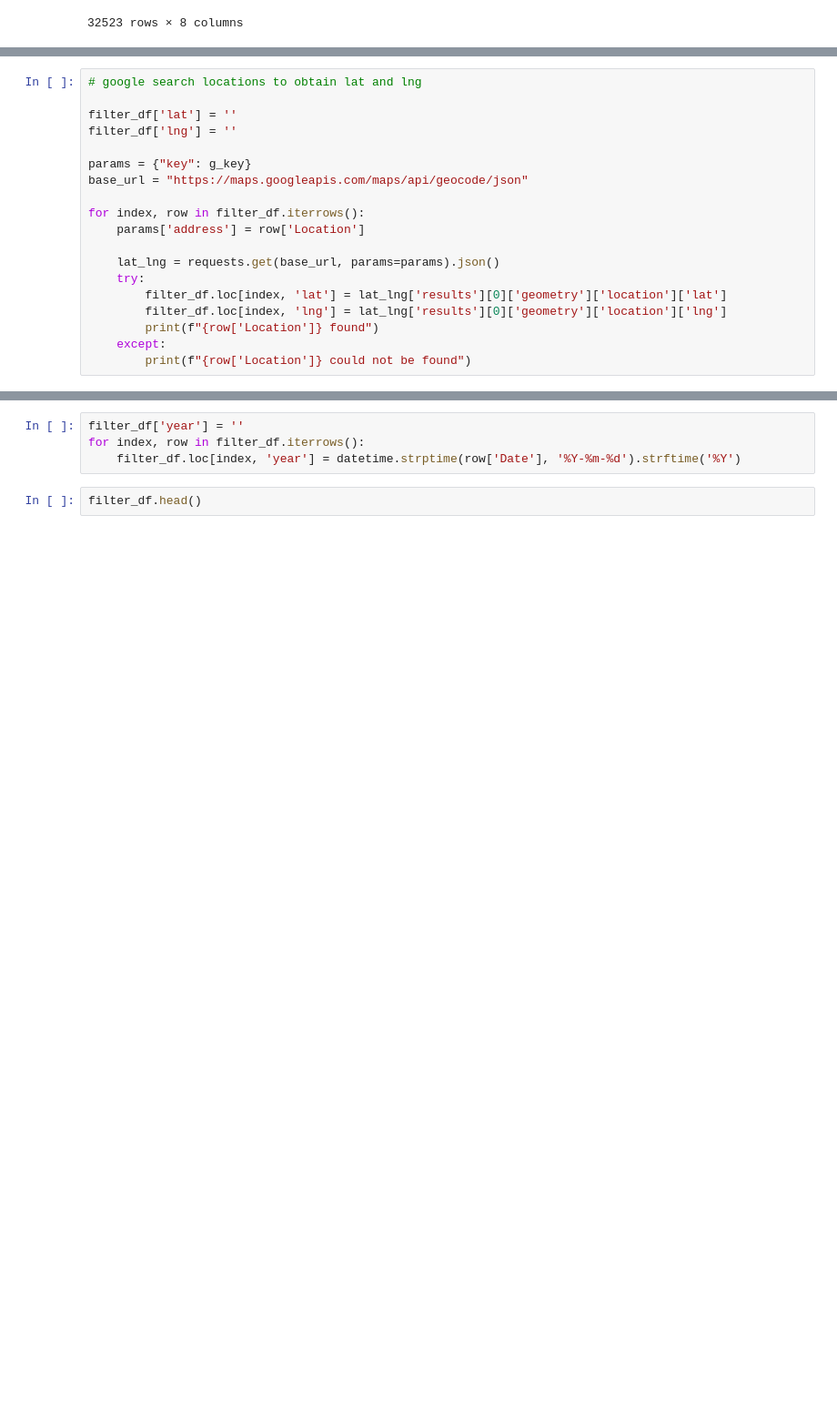
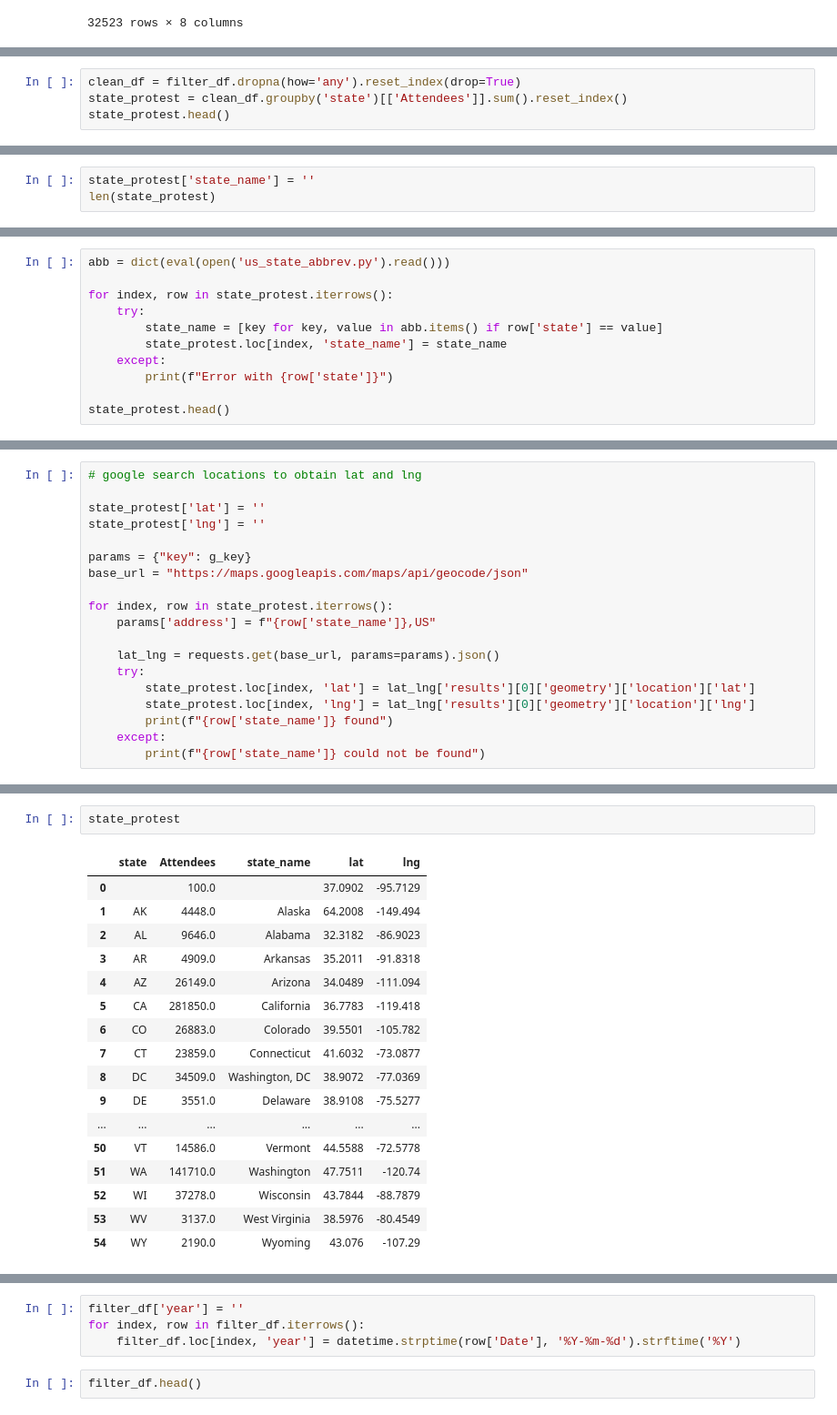
Before and after one commit to sasithwij/project1, a Jupyter notebook: protests.ipynb, the cells around one changed output, grey strips where cells are left out. Shown at 91% size. Saved outputs shown, nothing was run; the diff lists cells and outputs as text; blank space fills up the shorter version.

```diff
--- a/protests.ipynb
+++ b/protests.ipynb
@@ -39,0 +76,4 @@ filter_df.head()
+# %%
+clean_df = filter_df.dropna(how='any').reset_index(drop=True)
+state_protest = clean_df.groupby('state')[['Attendees']].sum().reset_index()
+state_protest.head()
@@ -39,0 +87,3 @@ filter_df.head()
+# %%
+state_protest['state_name'] = ''
+len(state_protest)
@@ -39,0 +92,11 @@ filter_df.head()
+# %%
+abb = dict(eval(open('us_state_abbrev.py').read()))
+
+for index, row in state_protest.iterrows():
+    try:
+        state_name = [key for key, value in abb.items() if row['state'] == value]
+        state_protest.loc[index, 'state_name'] = state_name
+    except:
+        print(f"Error with {row['state']}")
+
+state_protest.head()
@@ -40,19 +114,19 @@ filter_df.head()
 # %%
 # google search locations to obtain lat and lng
 
-filter_df['lat'] = ''
-filter_df['lng'] = ''
+state_protest['lat'] = ''
+state_protest['lng'] = ''
 
 params = {"key": g_key}
 base_url = "https://maps.googleapis.com/maps/api/geocode/json"
 
-for index, row in filter_df.iterrows():
-    params['address'] = row['Location']
+for index, row in state_protest.iterrows():
+    params['address'] = f"{row['state_name']},US"
 
     lat_lng = requests.get(base_url, params=params).json()
     try:
-        filter_df.loc[index, 'lat'] = lat_lng['results'][0]['geometry']['location']['lat']
-        filter_df.loc[index, 'lng'] = lat_lng['results'][0]['geometry']['location']['lng']
-        print(f"{row['Location']} found")
+        state_protest.loc[index, 'lat'] = lat_lng['results'][0]['geometry']['location']['lat']
+        state_protest.loc[index, 'lng'] = lat_lng['results'][0]['geometry']['location']['lng']
+        print(f"{row['state_name']} found")
     except:
-        print(f"{row['Location']} could not be found")
+        print(f"{row['state_name']} could not be found")
@@ -117,0 +247,20 @@ fig
+# %%
+state_protest
+# %% [output]
+|  | state | Attendees | state_name | lat | lng |
+| 0 |  | 100.0 |  | 37.0902 | -95.7129 |
+| 1 | AK | 4448.0 | Alaska | 64.2008 | -149.494 |
+| 2 | AL | 9646.0 | Alabama | 32.3182 | -86.9023 |
+| 3 | AR | 4909.0 | Arkansas | 35.2011 | -91.8318 |
+| 4 | AZ | 26149.0 | Arizona | 34.0489 | -111.094 |
+| 5 | CA | 281850.0 | California | 36.7783 | -119.418 |
+| 6 | CO | 26883.0 | Colorado | 39.5501 | -105.782 |
+| 7 | CT | 23859.0 | Connecticut | 41.6032 | -73.0877 |
+| 8 | DC | 34509.0 | Washington, DC | 38.9072 | -77.0369 |
+| 9 | DE | 3551.0 | Delaware | 38.9108 | -75.5277 |
+| ... | ... | ... | ... | ... | ... |
+| 50 | VT | 14586.0 | Vermont | 44.5588 | -72.5778 |
+| 51 | WA | 141710.0 | Washington | 47.7511 | -120.74 |
+| 52 | WI | 37278.0 | Wisconsin | 43.7844 | -88.7879 |
+| 53 | WV | 3137.0 | West Virginia | 38.5976 | -80.4549 |
+| 54 | WY | 2190.0 | Wyoming | 43.076 | -107.29 |
```
Also changed, not shown: parts of 31 cells of this notebook, 2 other files.
